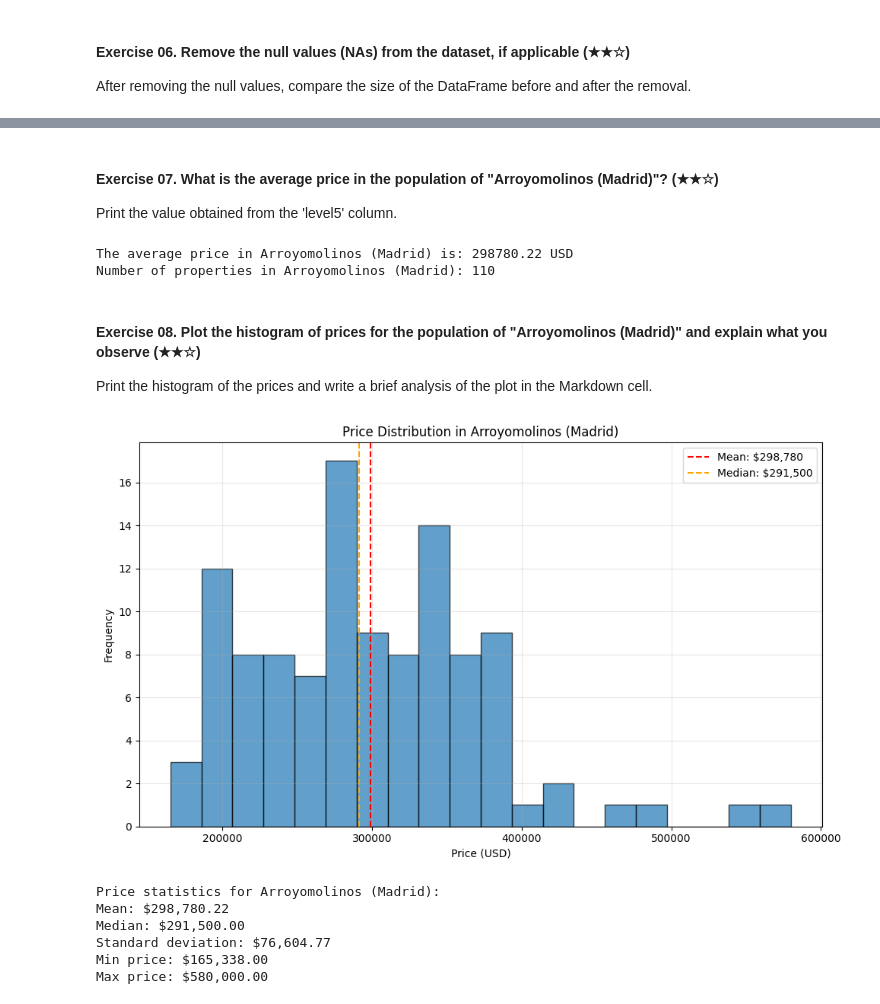
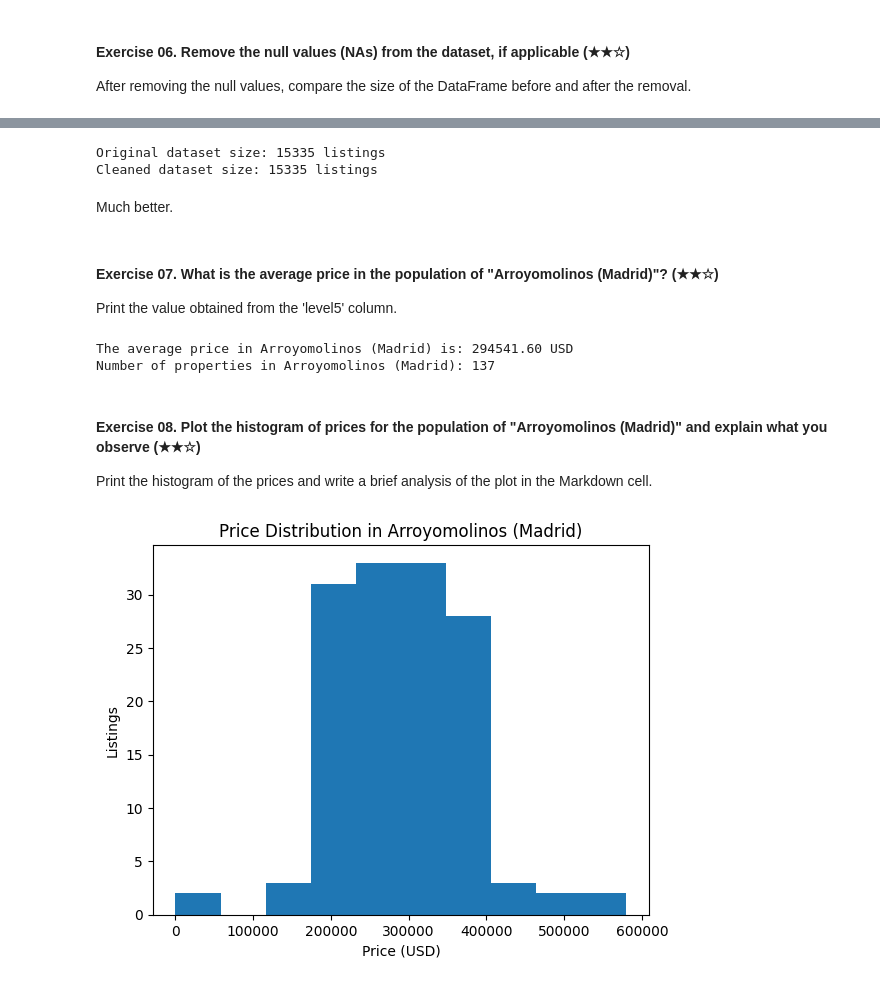
Before and after one commit to 4GeeksAcademy/gperdrizet-data-clean-up-pandas-for-beginners-project, a Jupyter notebook: project.ipynb, the cells around one changed output, grey strips where cells are left out. Cells and saved outputs as stored; diff of their text form; code cells hidden in the pictures.

Commit message:
Improved mix/max finding, improved data cleaning, simplified plot.

```diff
--- a/project.ipynb
+++ b/project.ipynb
@@ -138,12 +127,11 @@ Print the address and price of the selected house. For example:
 # %%
-# Exercise 01 - Most expensive house
-# Find the row with the maximum price
-max_price_idx = ds['price'].idxmax()
-most_expensive = ds.loc[max_price_idx]
+# Sort listings by price
+df.sort_values(by='price', inplace=True)
 
-# Extract the address and price
-address = most_expensive['address']
-price = most_expensive['price']
+# Get the price and address of the most expensive house
+price = df['price'].iloc[-1]
+address = df['realEstate_name'].iloc[-1]
 
+# Print the result
 print(f"The house located at {address} is the most expensive, and its price is {price} USD.")
 # %% [output]
@@ -323,25 +247,28 @@ Percentage of data removed: 65.00%
+# %%
+# Exercise 06 - Remove null values
+cleaned_df = df[['price', 'level5']].dropna()
+
+print(f"Original dataset size: {len(df)} listings")
+print(f"Cleaned dataset size: {len(cleaned_df)} listings")
+# %% [output]
+Original dataset size: 15335 listings
+Cleaned dataset size: 15335 listings
+# %% [markdown]
+Much better.
 # %% [markdown]
 #### Exercise 07. What is the average price in the population of "Arroyomolinos (Madrid)"? (★★☆)
 
 Print the value obtained from the 'level5' column.
 # %%
 # Exercise 07 - Average price in Arroyomolinos (Madrid)
-arroyomolinos_data = ds[ds['level5'] == 'Arroyomolinos (Madrid)']
+arroyomolinos_data = cleaned_df[cleaned_df['level5'] == 'Arroyomolinos (Madrid)']
 
-if len(arroyomolinos_data) > 0:
-    average_price = arroyomolinos_data['price'].mean()
-    print(f"The average price in Arroyomolinos (Madrid) is: {average_price:.2f} USD")
-    print(f"Number of properties in Arroyomolinos (Madrid): {len(arroyomolinos_data)}")
-else:
-    print("No properties found in Arroyomolinos (Madrid)")
-    # Let's check what populations contain "Arroyomolinos"
-    arroyomolinos_matches = ds[ds['level5'].str.contains('Arroyomolinos', na=False)]
-    if len(arroyomolinos_matches) > 0:
-        print("Found similar locations:")
-        print(arroyomolinos_matches['level5'].unique())
+average_price = arroyomolinos_data['price'].mean()
+print(f"The average price in Arroyomolinos (Madrid) is: {average_price:.2f} USD")
+print(f"Number of properties in Arroyomolinos (Madrid): {len(arroyomolinos_data)}")
 # %% [output]
-The average price in Arroyomolinos (Madrid) is: 298780.22 USD
-Number of properties in Arroyomolinos (Madrid): 110
+The average price in Arroyomolinos (Madrid) is: 294541.60 USD
+Number of properties in Arroyomolinos (Madrid): 137
 # %% [markdown]
 #### Exercise 08. Plot the histogram of prices for the population of "Arroyomolinos (Madrid)" and explain what you observe (★★☆)
 
@@ -349,39 +276,15 @@ Print the histogram of the prices and write a brief analysis of the plot in the
 # %%
 import matplotlib.pyplot as plt
 
 # Plot the histogram of prices for Arroyomolinos (Madrid)
-arroyomolinos_data = ds[ds['level5'] == 'Arroyomolinos (Madrid)']
+arroyomolinos_data = cleaned_df[cleaned_df['level5'] == 'Arroyomolinos (Madrid)']
 prices = arroyomolinos_data['price']
 
-plt.figure(figsize=(10, 6))
-plt.hist(prices, bins=20, edgecolor='black', alpha=0.7)
+plt.hist(prices, bins=10)
 plt.title('Price Distribution in Arroyomolinos (Madrid)')
 plt.xlabel('Price (USD)')
-plt.ylabel('Frequency')
-plt.grid(True, alpha=0.3)
-
-# Add some statistics to the plot
-mean_price = prices.mean()
-median_price = prices.median()
-plt.axvline(mean_price, color='red', linestyle='--', label=f'Mean: ${mean_price:,.0f}')
-plt.axvline(median_price, color='orange', linestyle='--', label=f'Median: ${median_price:,.0f}')
-plt.legend()
-
-plt.tight_layout()
+plt.ylabel('Listings')
 plt.show()
-
-print(f"Price statistics for Arroyomolinos (Madrid):")
-print(f"Mean: ${mean_price:,.2f}")
-print(f"Median: ${median_price:,.2f}")
-print(f"Standard deviation: ${prices.std():,.2f}")
-print(f"Min price: ${prices.min():,.2f}")
-print(f"Max price: ${prices.max():,.2f}")
 # %% [output]
-[figure, old version]
+[figure, new version]
-Price statistics for Arroyomolinos (Madrid):
-Mean: $298,780.22
-Median: $291,500.00
-Standard deviation: $76,604.77
-Min price: $165,338.00
-Max price: $580,000.00
 # %% [markdown]
```
Also changed, not shown: parts of 12 cells of this notebook.
